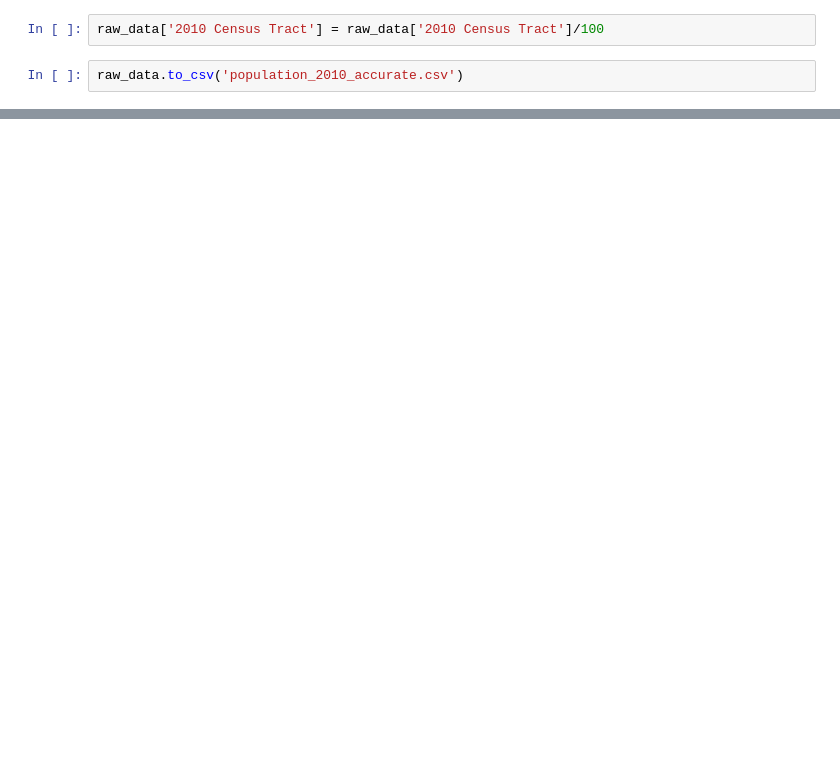
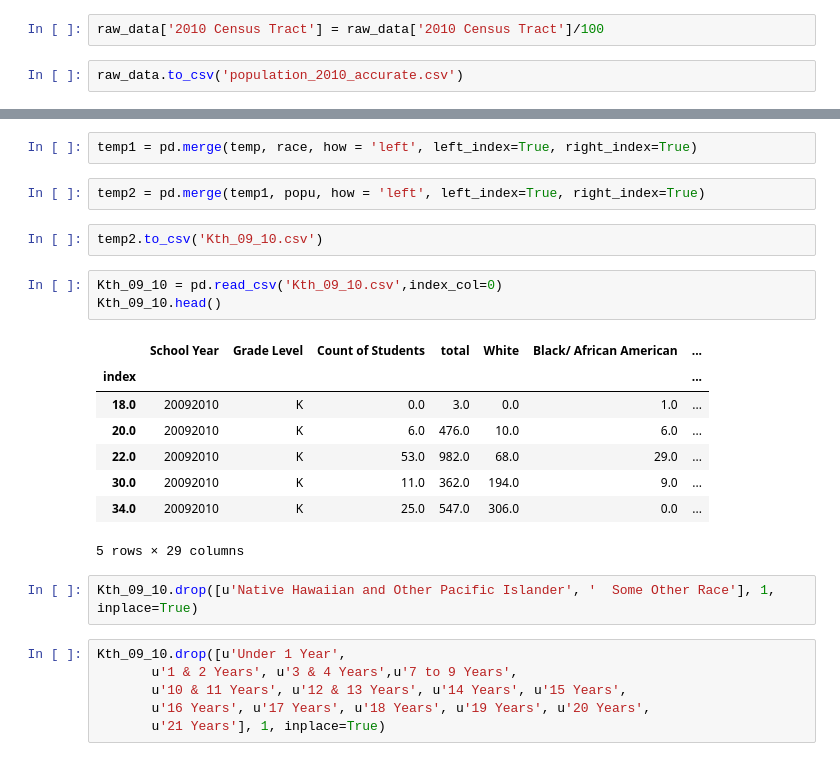
Before and after one commit to HaichaoWu/1001_project, a Jupyter notebook: Raochuan/notebook_Raochuan_Fan.ipynb, the cells around one changed output, grey strips where cells are left out. Drawn from its saved outputs; the diff is of its cells as text; blank space fills up the shorter version.

```diff
--- a/Raochuan/notebook_Raochuan_Fan.ipynb
+++ b/Raochuan/notebook_Raochuan_Fan.ipynb
@@ -67 +76,27 @@ targets.head()
+# %%
+temp1 = pd.merge(temp, race, how = 'left', left_index=True, right_index=True)
+# %%
+temp2 = pd.merge(temp1, popu, how = 'left', left_index=True, right_index=True)
+# %%
+temp2.to_csv('Kth_09_10.csv')
+# %%
+Kth_09_10 = pd.read_csv('Kth_09_10.csv',index_col=0)
+Kth_09_10.head()
+# %% [output]
+|  | School Year | Grade Level | Count of Students | total | White | Black/ African American | ... |
+| index |  |  |  |  |  |  | ... |
+| 18.0 | 20092010 | K | 0.0 | 3.0 | 0.0 | 1.0 | ... |
+| 20.0 | 20092010 | K | 6.0 | 476.0 | 10.0 | 6.0 | ... |
+| 22.0 | 20092010 | K | 53.0 | 982.0 | 68.0 | 29.0 | ... |
+| 30.0 | 20092010 | K | 11.0 | 362.0 | 194.0 | 9.0 | ... |
+| 34.0 | 20092010 | K | 25.0 | 547.0 | 306.0 | 0.0 | ... |
+5 rows × 29 columns
+# %%
+Kth_09_10.drop([u'Native Hawaiian and Other Pacific Islander', '  Some Other Race'], 1, inplace=True)
+# %%
+Kth_09_10.drop([u'Under 1 Year',
+       u'1 & 2 Years', u'3 & 4 Years',u'7 to 9 Years',
+       u'10 & 11 Years', u'12 & 13 Years', u'14 Years', u'15 Years',
+       u'16 Years', u'17 Years', u'18 Years', u'19 Years', u'20 Years',
+       u'21 Years'], 1, inplace=True)
 # %%
```
Also changed, not shown: parts of 28 cells of this notebook, 2 other files.
